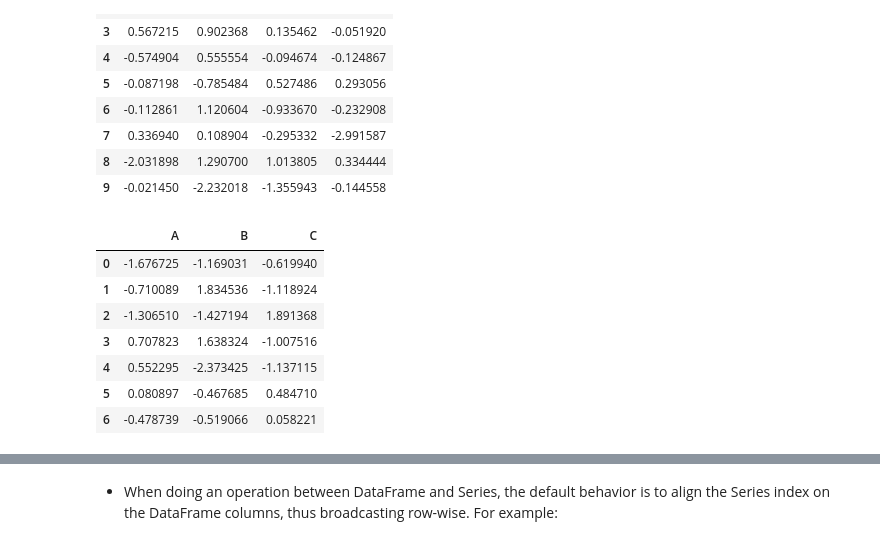
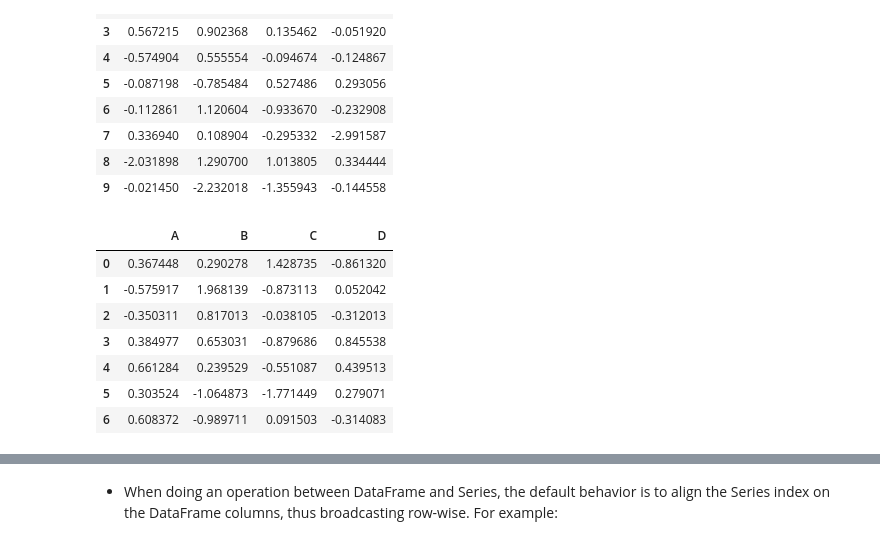
Before and after one commit to jaspergass/Jasper-Week1---Intro-to-Python, a Jupyter notebook: Introduction_to_Python.ipynb, the cells around one changed output, grey strips where cells are left out. Saved outputs shown, nothing was run; the diff lists cells and outputs as text; code cells hidden in the pictures.

Commit message:
Completed 20 examples.

```diff
--- a/Introduction_to_Python.ipynb
+++ b/Introduction_to_Python.ipynb
@@ -1501,13 +1571,16 @@ df1
 # %%
 
 df2 = pd.DataFrame(np.random.randn(7, 3), columns=['A', 'B', 'C'])
 df2
+#In this example I added a new column full of other random numbers.
+df2['D']=np.random.randn(7)
+df2
 # %% [output]
-|  | A | B | C |
-| 0 | -1.676725 | -1.169031 | -0.619940 |
-| 1 | -0.710089 | 1.834536 | -1.118924 |
-| 2 | -1.306510 | -1.427194 | 1.891368 |
-| 3 | 0.707823 | 1.638324 | -1.007516 |
-| 4 | 0.552295 | -2.373425 | -1.137115 |
-| 5 | 0.080897 | -0.467685 | 0.484710 |
-| 6 | -0.478739 | -0.519066 | 0.058221 |
+|  | A | B | C | D |
+| 0 | 0.367448 | 0.290278 | 1.428735 | -0.861320 |
+| 1 | -0.575917 | 1.968139 | -0.873113 | 0.052042 |
+| 2 | -0.350311 | 0.817013 | -0.038105 | -0.312013 |
+| 3 | 0.384977 | 0.653031 | -0.879686 | 0.845538 |
+| 4 | 0.661284 | 0.239529 | -0.551087 | 0.439513 |
+| 5 | 0.303524 | -1.064873 | -1.771449 | 0.279071 |
+| 6 | 0.608372 | -0.989711 | 0.091503 | -0.314083 |
```
Also changed, not shown: parts of 33 cells of this notebook.
